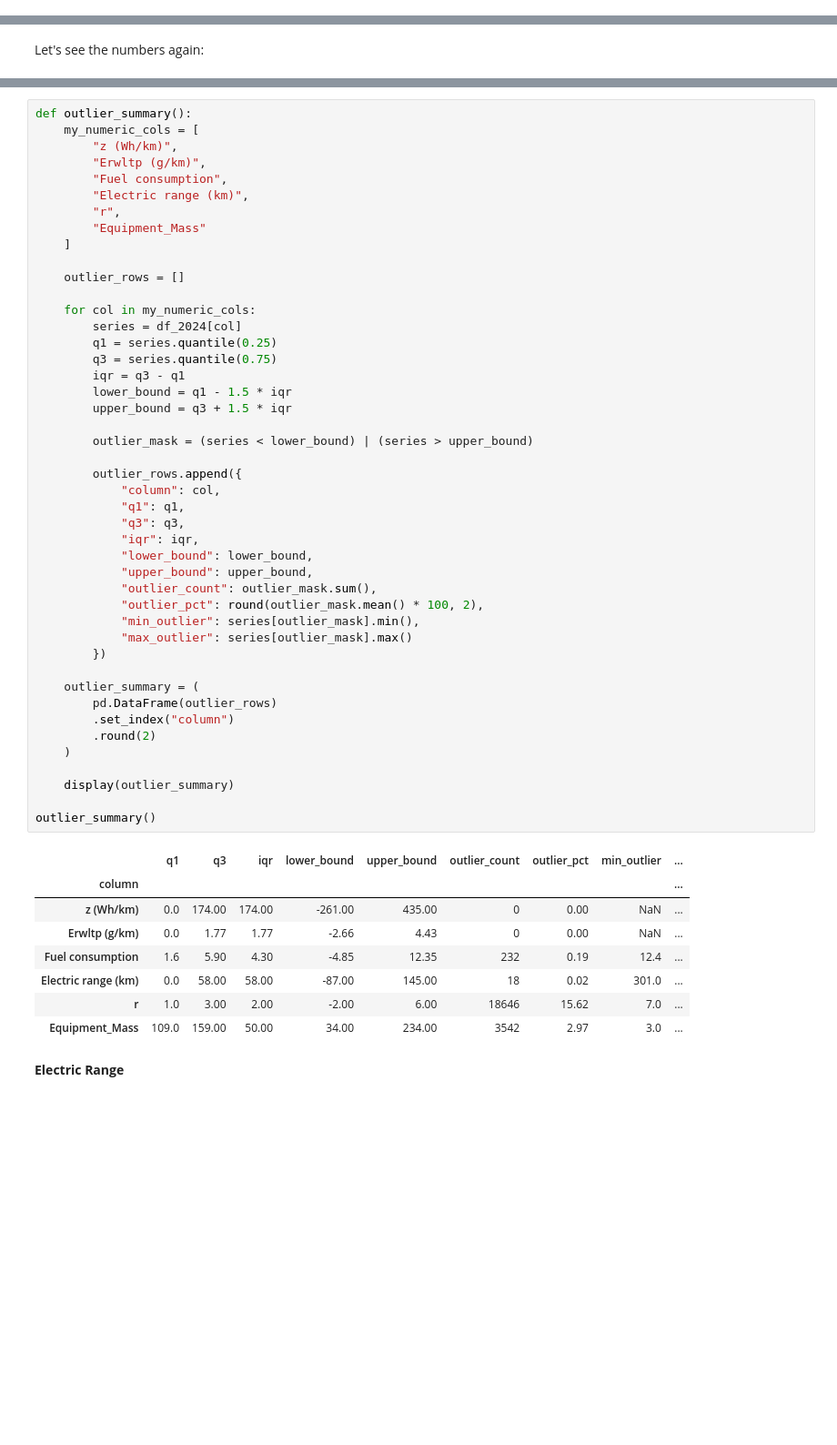
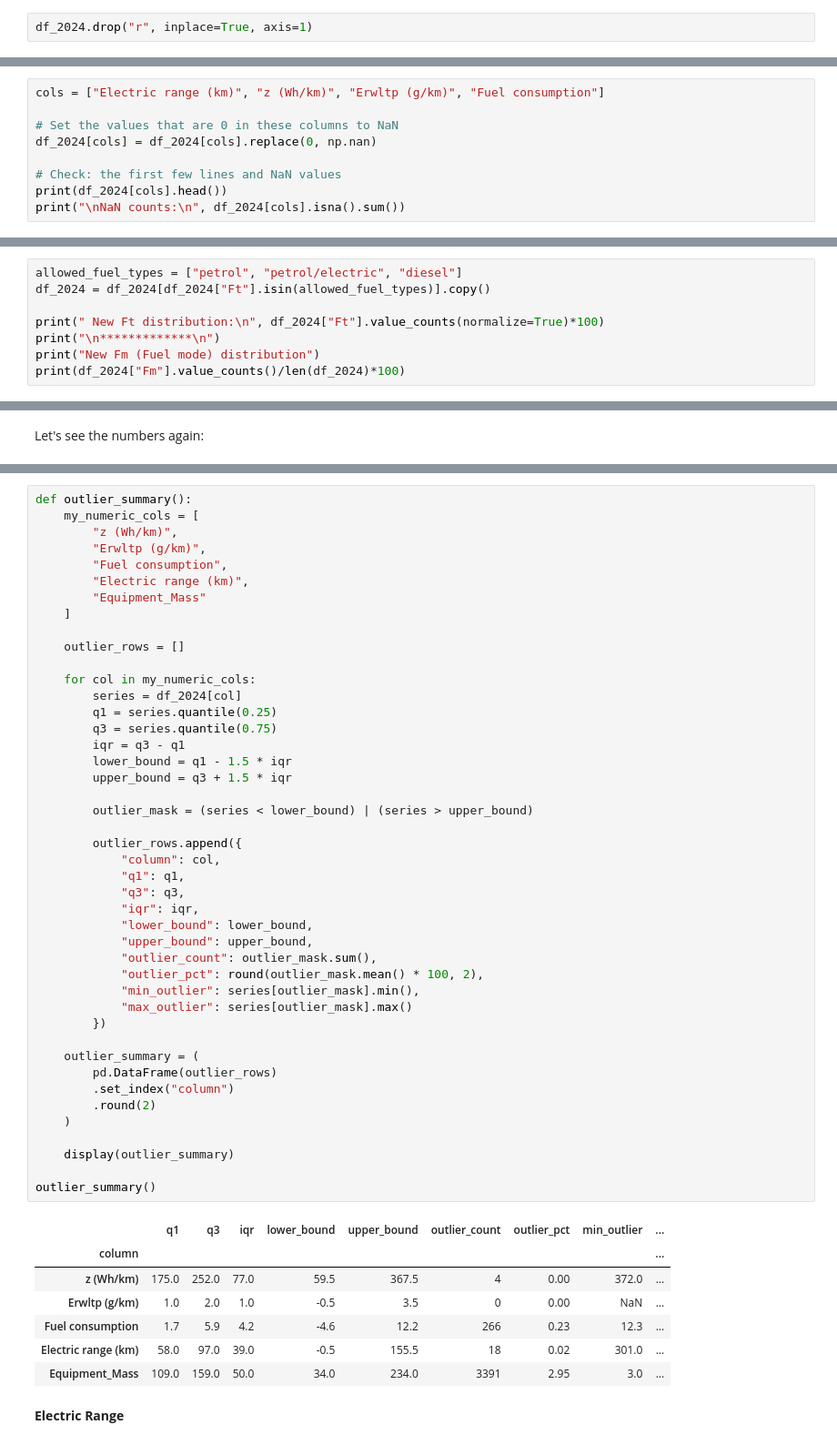
Before and after one commit to serhatgemici/project_data_exploration, a Jupyter notebook: Notebooks/Untitled.ipynb, the cells around one changed output, grey strips where cells are left out. Shown at 91% size. Cells and saved outputs as stored; diff of their text form; blank space fills up the shorter version.

```diff
--- a/Notebooks/Untitled.ipynb
+++ b/Notebooks/Untitled.ipynb
@@ -20,0 +23,2 @@ display(df_2024.head())
+# %%
+df_2024.drop("r", inplace=True, axis=1)
@@ -20,0 +28,9 @@ display(df_2024.head())
+# %%
+cols = ["Electric range (km)", "z (Wh/km)", "Erwltp (g/km)", "Fuel consumption"]
+
+# Set the values that are 0 in these columns to NaN
+df_2024[cols] = df_2024[cols].replace(0, np.nan)
+
+# Check: the first few lines and NaN values
+print(df_2024[cols].head())
+print("\nNaN counts:\n", df_2024[cols].isna().sum())
@@ -71,0 +110,8 @@ Name: count, dtype: float64
+# %%
+allowed_fuel_types = ["petrol", "petrol/electric", "diesel"]
+df_2024 = df_2024[df_2024["Ft"].isin(allowed_fuel_types)].copy()
+
+print(" New Ft distribution:\n", df_2024["Ft"].value_counts(normalize=True)*100)
+print("\n*************\n")
+print("New Fm (Fuel mode) distribution")
+print(df_2024["Fm"].value_counts()/len(df_2024)*100)
@@ -171,7 +230,6 @@ def outlier_summary():
         "Erwltp (g/km)",
         "Fuel consumption",
         "Electric range (km)",
-        "r",
         "Equipment_Mass"
     ]
 
@@ -185,39 +243,38 @@ def outlier_summary():
         lower_bound = q1 - 1.5 * iqr
         upper_bound = q3 + 1.5 * iqr
 
         outlier_mask = (series < lower_bound) | (series > upper_bound)
 
         outlier_rows.append({
             "column": col,
             "q1": q1,
             "q3": q3,
             "iqr": iqr,
             "lower_bound": lower_bound,
             "upper_bound": upper_bound,
             "outlier_count": outlier_mask.sum(),
             "outlier_pct": round(outlier_mask.mean() * 100, 2),
             "min_outlier": series[outlier_mask].min(),
             "max_outlier": series[outlier_mask].max()
         })
 
     outlier_summary = (
         pd.DataFrame(outlier_rows)
         .set_index("column")
         .round(2)
     )
 
     display(outlier_summary)
 
 outlier_summary()
 # %% [output]
 |  | q1 | q3 | iqr | lower_bound | upper_bound | outlier_count | outlier_pct | min_outlier | ... |
 | column |  |  |  |  |  |  |  |  | ... |
-| z (Wh/km) | 0.0 | 174.00 | 174.00 | -261.00 | 435.00 | 0 | 0.00 | NaN | ... |
-| Erwltp (g/km) | 0.0 | 1.77 | 1.77 | -2.66 | 4.43 | 0 | 0.00 | NaN | ... |
-| Fuel consumption | 1.6 | 5.90 | 4.30 | -4.85 | 12.35 | 232 | 0.19 | 12.4 | ... |
-| Electric range (km) | 0.0 | 58.00 | 58.00 | -87.00 | 145.00 | 18 | 0.02 | 301.0 | ... |
-| r | 1.0 | 3.00 | 2.00 | -2.00 | 6.00 | 18646 | 15.62 | 7.0 | ... |
-| Equipment_Mass | 109.0 | 159.00 | 50.00 | 34.00 | 234.00 | 3542 | 2.97 | 3.0 | ... |
+| z (Wh/km) | 175.0 | 252.0 | 77.0 | 59.5 | 367.5 | 4 | 0.00 | 372.0 | ... |
+| Erwltp (g/km) | 1.0 | 2.0 | 1.0 | -0.5 | 3.5 | 0 | 0.00 | NaN | ... |
+| Fuel consumption | 1.7 | 5.9 | 4.2 | -4.6 | 12.2 | 266 | 0.23 | 12.3 | ... |
+| Electric range (km) | 58.0 | 97.0 | 39.0 | -0.5 | 155.5 | 18 | 0.02 | 301.0 | ... |
+| Equipment_Mass | 109.0 | 159.0 | 50.0 | 34.0 | 234.0 | 3391 | 2.95 | 3.0 | ... |
 # %% [markdown]
 **Electric Range**
 # %%
```
Also changed, not shown: parts of 22 cells of this notebook.
